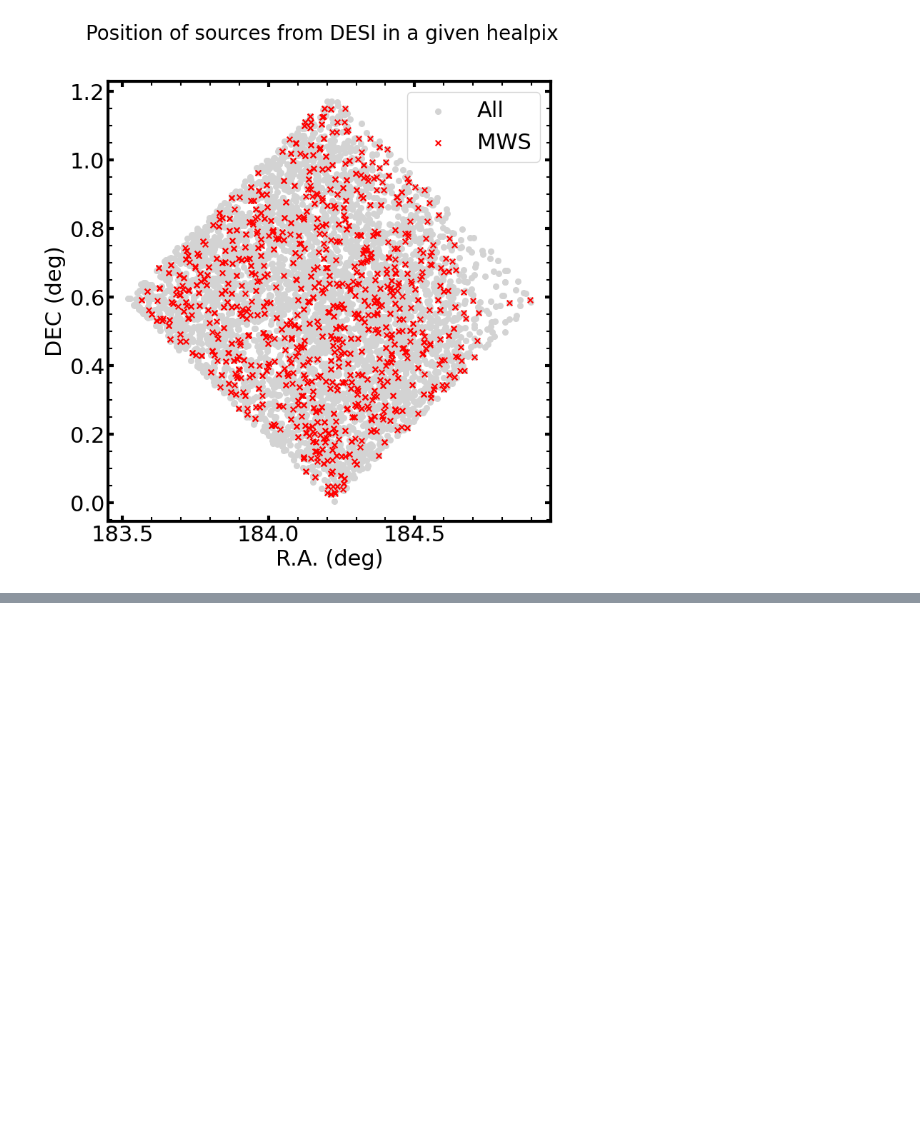
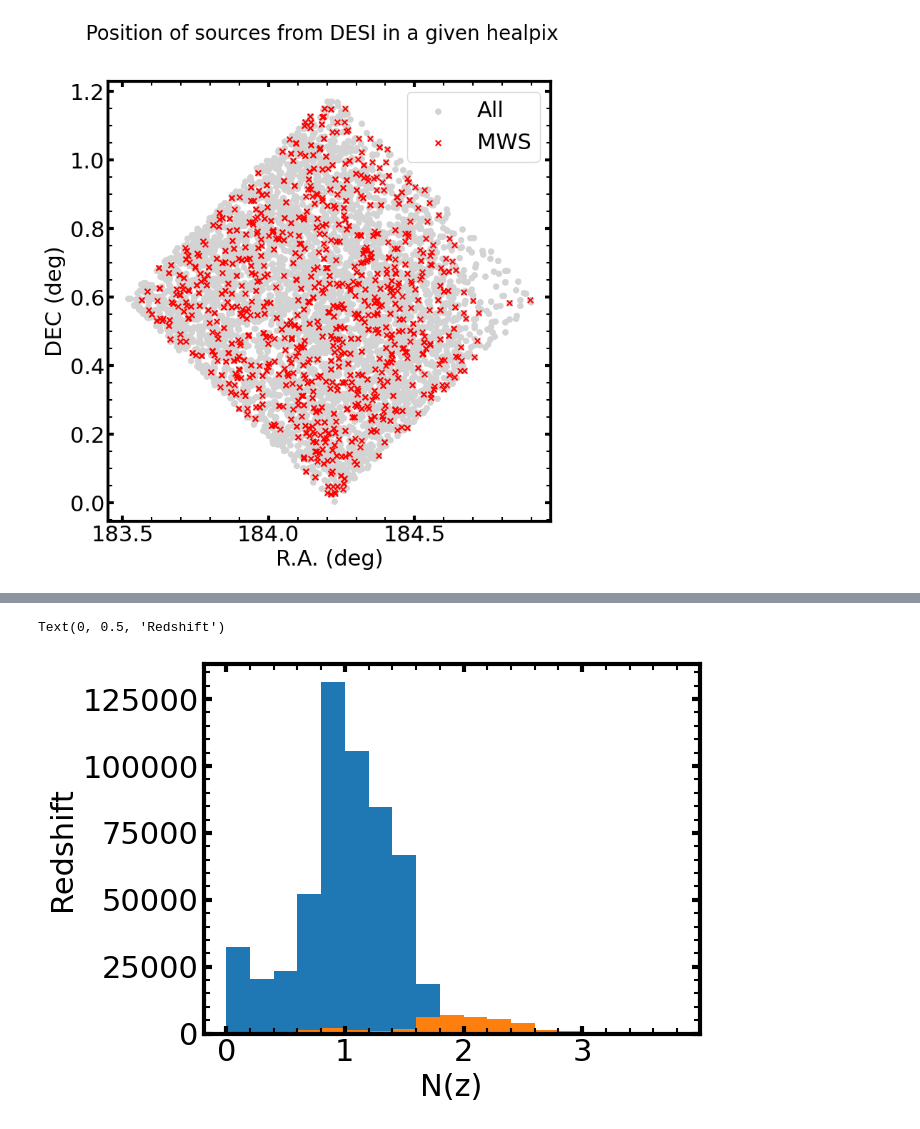
Before and after one commit to emcarthur123/QSL-ML, a Jupyter notebook: DESI_edr.ipynb, the cells around one changed output, grey strips where cells are left out. Drawn from its saved outputs; the diff is of its cells as text; code cells hidden in the pictures; blank space fills up the shorter version.

```diff
--- a/DESI_edr.ipynb
+++ b/DESI_edr.ipynb
@@ -276,0 +303,4 @@ plt.legend()
+# %%
+mask = elg['spectype'].values == 'QSO'
+# %%
+new_array_QSO =elg.loc[mask]
@@ -276,0 +325,9 @@ plt.legend()
+# %%
+# plots distribution of ELGs and QSOs by redshift
+plt.hist(elg['z'], bins = bins)
+plt.hist(new_array_QSO['z'], bins = bins)
+plt.ylabel('N(z)')
+plt.xlabel('Redshift')
+# %% [output]
+Text(0, 0.5, 'Redshift')
+[figure, added]
```
Also changed, not shown: parts of 11 cells of this notebook.
